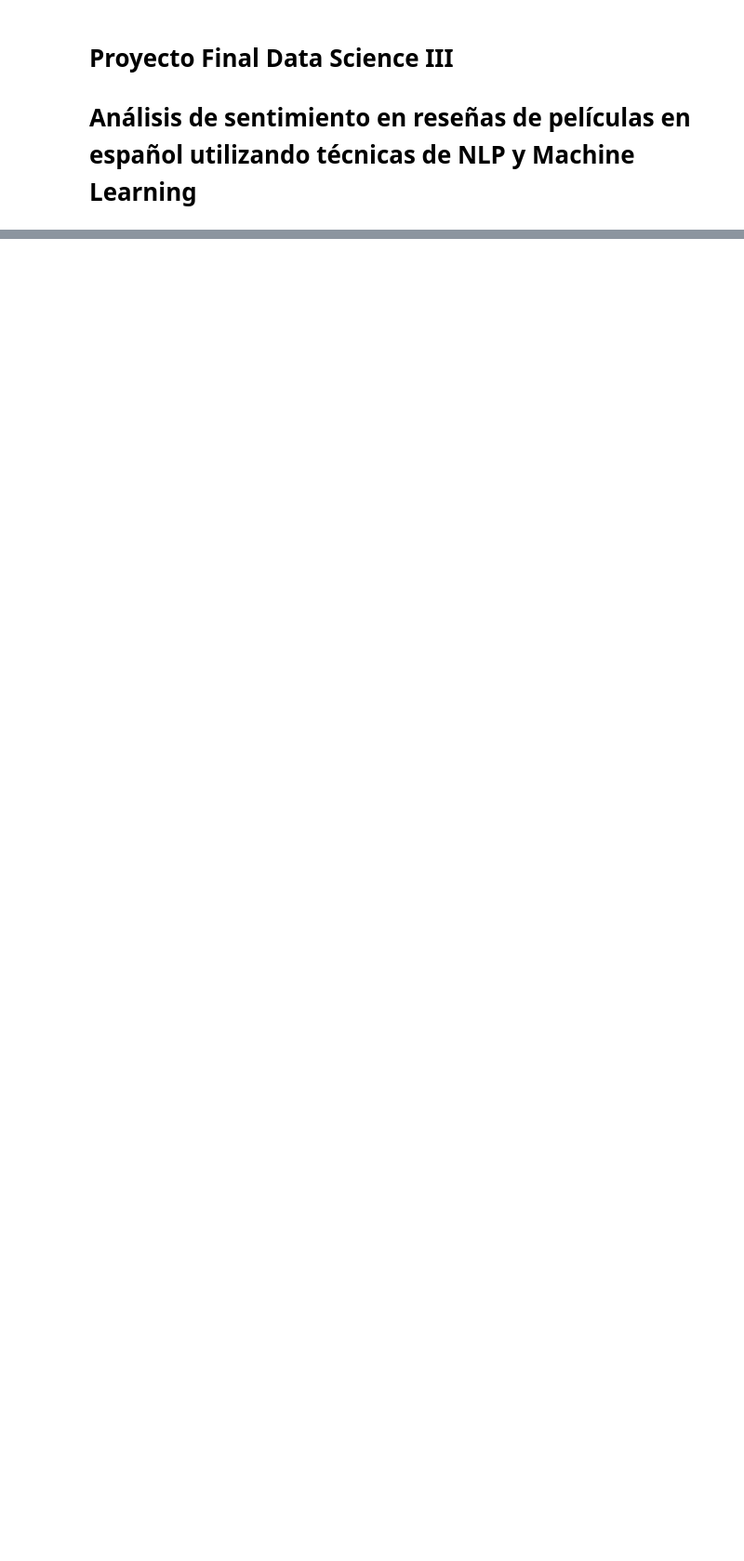
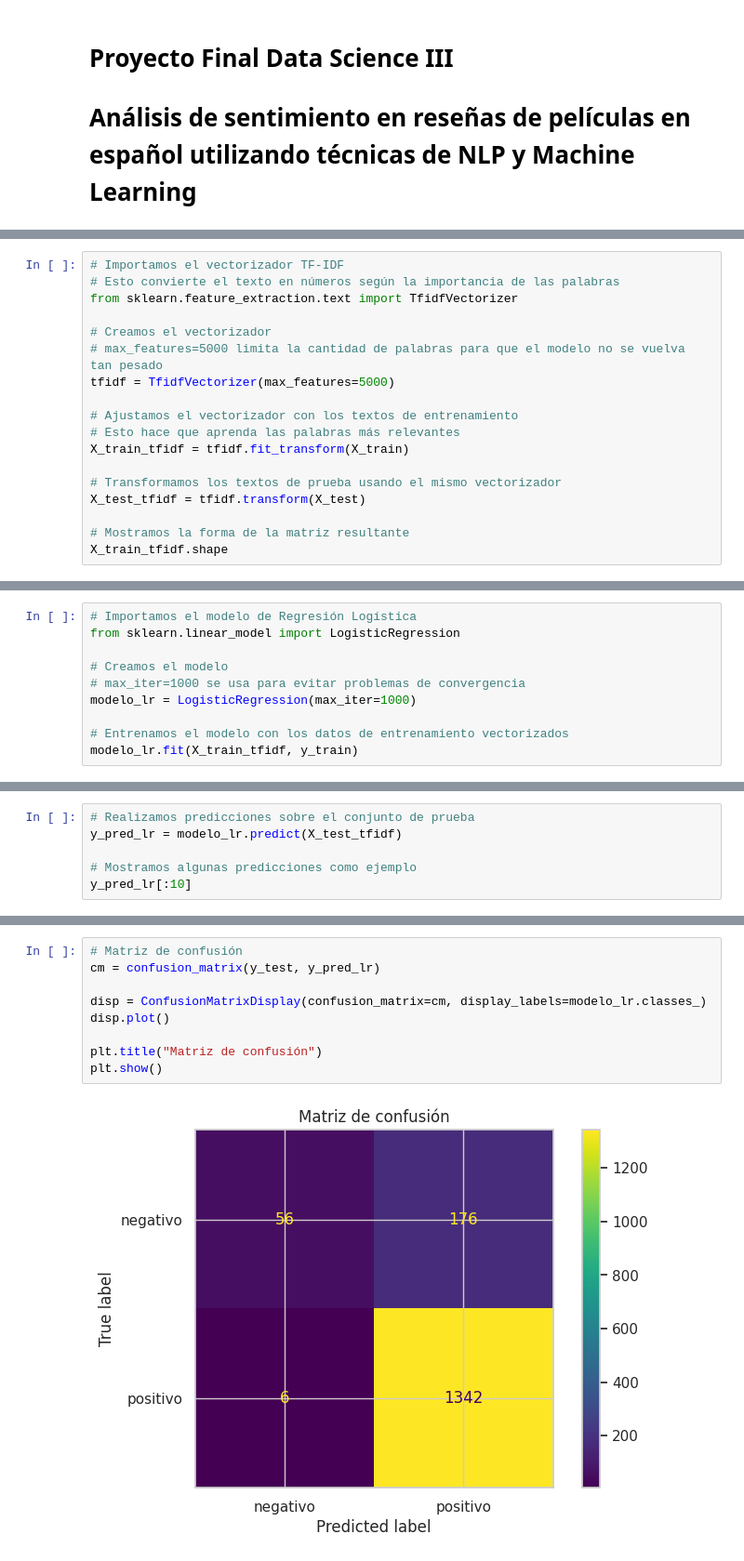
Before and after one commit to soledad-villarrubia/Data_Sciense_3, a Jupyter notebook: Proyecto_Final_Ciencia_de_Datos_IIi.ipynb, the cells around one changed output, grey strips where cells are left out. Shown at 93% size. Cells and saved outputs as stored; diff of their text form; blank space fills up the shorter version.

```diff
--- a/Proyecto_Final_Ciencia_de_Datos_IIi.ipynb
+++ b/Proyecto_Final_Ciencia_de_Datos_IIi.ipynb
@@ -117,0 +429,18 @@ Librerías cargadas correctamente.
+# %%
+# Importamos el vectorizador TF-IDF
+# Esto convierte el texto en números según la importancia de las palabras
+from sklearn.feature_extraction.text import TfidfVectorizer
+
+# Creamos el vectorizador
+# max_features=5000 limita la cantidad de palabras para que el modelo no se vuelva tan pesado
+tfidf = TfidfVectorizer(max_features=5000)
+
+# Ajustamos el vectorizador con los textos de entrenamiento
+# Esto hace que aprenda las palabras más relevantes
+X_train_tfidf = tfidf.fit_transform(X_train)
+
+# Transformamos los textos de prueba usando el mismo vectorizador
+X_test_tfidf = tfidf.transform(X_test)
+
+# Mostramos la forma de la matriz resultante
+X_train_tfidf.shape
@@ -117,0 +457,10 @@ Librerías cargadas correctamente.
+# %%
+# Importamos el modelo de Regresión Logística
+from sklearn.linear_model import LogisticRegression
+
+# Creamos el modelo
+# max_iter=1000 se usa para evitar problemas de convergencia
+modelo_lr = LogisticRegression(max_iter=1000)
+
+# Entrenamos el modelo con los datos de entrenamiento vectorizados
+modelo_lr.fit(X_train_tfidf, y_train)
@@ -117,0 +469,6 @@ Librerías cargadas correctamente.
+# %%
+# Realizamos predicciones sobre el conjunto de prueba
+y_pred_lr = modelo_lr.predict(X_test_tfidf)
+
+# Mostramos algunas predicciones como ejemplo
+y_pred_lr[:10]
@@ -117,0 +510,11 @@ Librerías cargadas correctamente.
+# %%
+# Matriz de confusión
+cm = confusion_matrix(y_test, y_pred_lr)
+
+disp = ConfusionMatrixDisplay(confusion_matrix=cm, display_labels=modelo_lr.classes_)
+disp.plot()
+
+plt.title("Matriz de confusión")
+plt.show()
+# %% [output]
+[figure, added]
```
Also changed, not shown: parts of 58 cells of this notebook.
